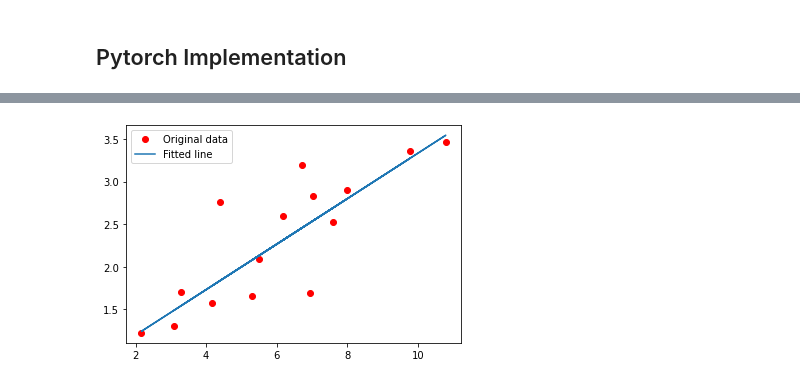
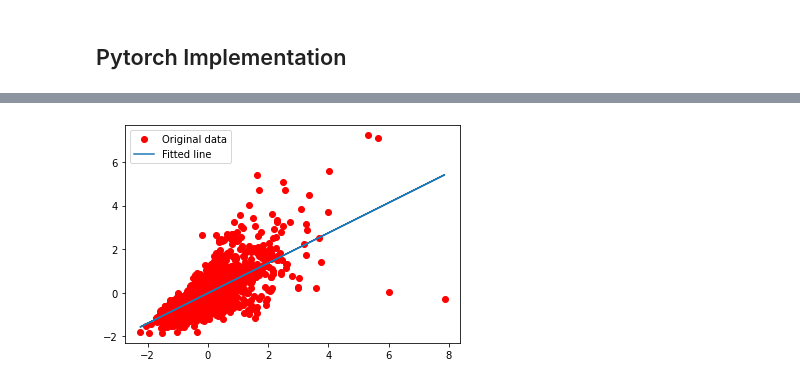
Before and after one commit to tuanho27/ms01_math, a Jupyter notebook: assignment56_linear_regression.ipynb, the cells around one changed output, grey strips where cells are left out. Saved outputs shown, nothing was run; the diff lists cells and outputs as text; code cells hidden in the pictures.

```diff
--- a/assignment56_linear_regression.ipynb
+++ b/assignment56_linear_regression.ipynb
@@ -190,51 +189,41 @@ import torch.nn as nn
 import numpy as np
 import matplotlib.pyplot as plt
 
-
 # Hyper-parameters
 input_size = 1
 output_size = 1
-num_epochs = 60
-learning_rate = 0.001
+num_epochs = 200
+learning_rate = 0.01
 
-# Toy dataset
-x_train = np.array([[3.3], [4.4], [5.5], [6.71], [6.93], [4.168],
-                    [9.779], [6.182], [7.59], [2.167], [7.042],
-                    [10.791], [5.313], [7.997], [3.1]], dtype=np.float32)
+x = data['GrLivArea'].to_numpy()
+y = data['SalePrice'].to_numpy()
+x = (x - x.mean()) / x.std()
+y = (y - y.mean()) / y.std()
 
-y_train = np.array([[1.7], [2.76], [2.09], [3.19], [1.694], [1.573],
-                    [3.366], [2.596], [2.53], [1.221], [2.827],
-                    [3.465], [1.65], [2.904], [1.3]], dtype=np.float32)
-
-# Linear regression model
+# model = nn.Linear(x.shape[0], y.size)
 model = nn.Linear(input_size, output_size)
 
-# Loss and optimizer
 criterion = nn.MSELoss()
 optimizer = torch.optim.SGD(model.parameters(), lr=learning_rate)
-
+model.train()
 # Train the model
 for epoch in range(num_epochs):
-    # Convert numpy arrays to torch tensors
-    inputs = torch.from_numpy(x_train)
-    targets = torch.from_numpy(y_train)
-
-    # Forward pass
+    inputs = torch.from_numpy(x).unsqueeze(1).float()
+    targets = torch.from_numpy(y).unsqueeze(1).float()
     outputs = model(inputs)
     loss = criterion(outputs, targets)
-
-    # Backward and optimize
     optimizer.zero_grad()
     loss.backward()
     optimizer.step()
 
-    if (epoch+1) % 5 == 0:
+    if (epoch+1) % 20 == 0:
         print ('Epoch [{}/{}], Loss: {:.4f}'.format(epoch+1, num_epochs, loss.item()))
 
 # Plot the graph
-predicted = model(torch.from_numpy(x_train)).detach().numpy()
-plt.plot(x_train, y_train, 'ro', label='Original data')
-plt.plot(x_train, predicted, label='Fitted line')
+model.eval()
+predicted = model(torch.from_numpy(x).unsqueeze(1).float()).detach().numpy()
+plt.plot(x, y, 'ro', label='Original data')
+plt.plot(x, predicted, label='Fitted line')
 plt.legend()
 plt.show()
 # %% [output]
@@ -253 +240 @@ Epoch [60/60], Loss: 0.1712
-[figure, old version]
+[figure, new version]
```
Also changed, not shown: parts of 5 cells of this notebook, 43 other files.
